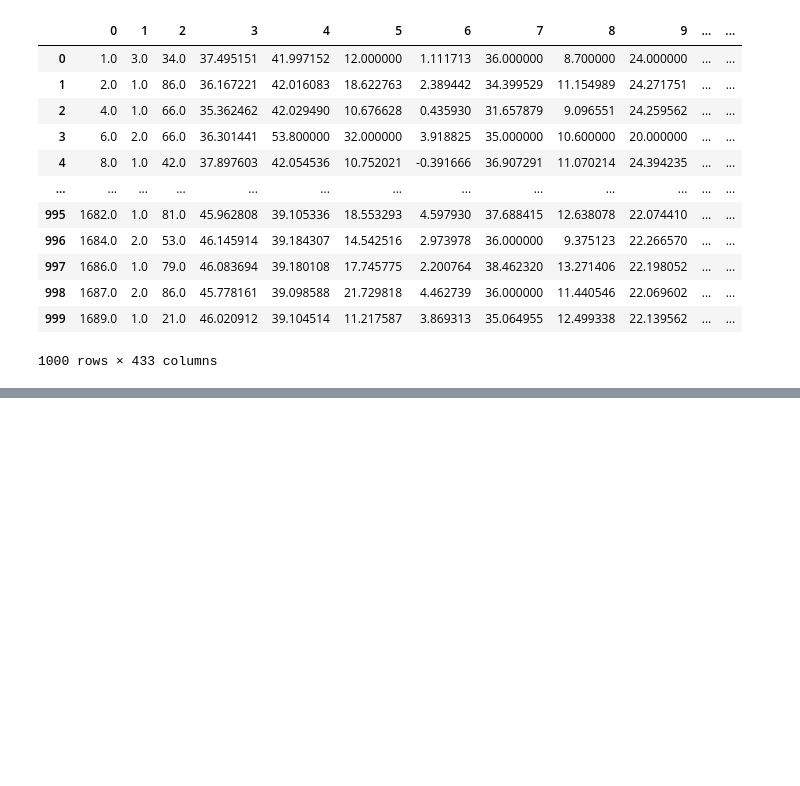
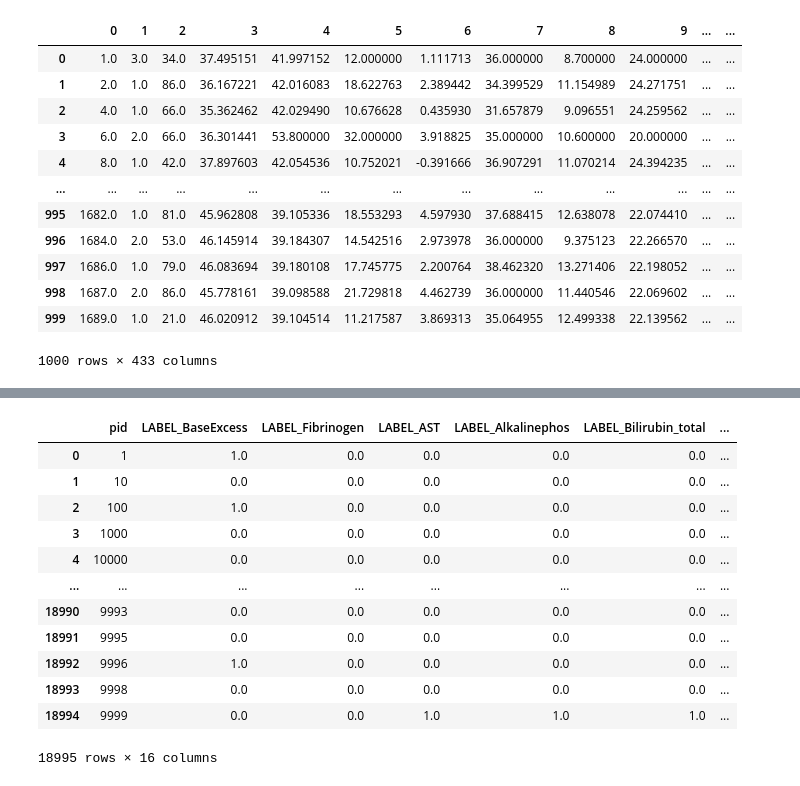
Before and after one commit to simondanielsson/intro-ml, a Jupyter notebook: task2/exploration/exploration_simon.ipynb, the cells around one changed output, grey strips where cells are left out. Saved outputs shown, nothing was run; the diff lists cells and outputs as text; code cells hidden in the pictures; blank space fills up the shorter version.

```diff
--- a/task2/exploration/exploration_simon.ipynb
+++ b/task2/exploration/exploration_simon.ipynb
@@ -242,0 +384,18 @@ pd.DataFrame(X_imputed_)
+# %%
+label = pd.read_csv("../data/train_labels.csv")
+# %%
+label
+# %% [output]
+|  | pid | LABEL_BaseExcess | LABEL_Fibrinogen | LABEL_AST | LABEL_Alkalinephos | LABEL_Bilirubin_total | ... |
+| 0 | 1 | 1.0 | 0.0 | 0.0 | 0.0 | 0.0 | ... |
+| 1 | 10 | 0.0 | 0.0 | 0.0 | 0.0 | 0.0 | ... |
+| 2 | 100 | 1.0 | 0.0 | 0.0 | 0.0 | 0.0 | ... |
+| 3 | 1000 | 0.0 | 0.0 | 0.0 | 0.0 | 0.0 | ... |
+| 4 | 10000 | 0.0 | 0.0 | 0.0 | 0.0 | 0.0 | ... |
+| ... | ... | ... | ... | ... | ... | ... | ... |
+| 18990 | 9993 | 0.0 | 0.0 | 0.0 | 0.0 | 0.0 | ... |
+| 18991 | 9995 | 0.0 | 0.0 | 0.0 | 0.0 | 0.0 | ... |
+| 18992 | 9996 | 1.0 | 0.0 | 0.0 | 0.0 | 0.0 | ... |
+| 18993 | 9998 | 0.0 | 0.0 | 0.0 | 0.0 | 0.0 | ... |
+| 18994 | 9999 | 0.0 | 0.0 | 1.0 | 1.0 | 1.0 | ... |
+18995 rows × 16 columns
```
Also changed, not shown: parts of 15 cells of this notebook, 17 other files.
